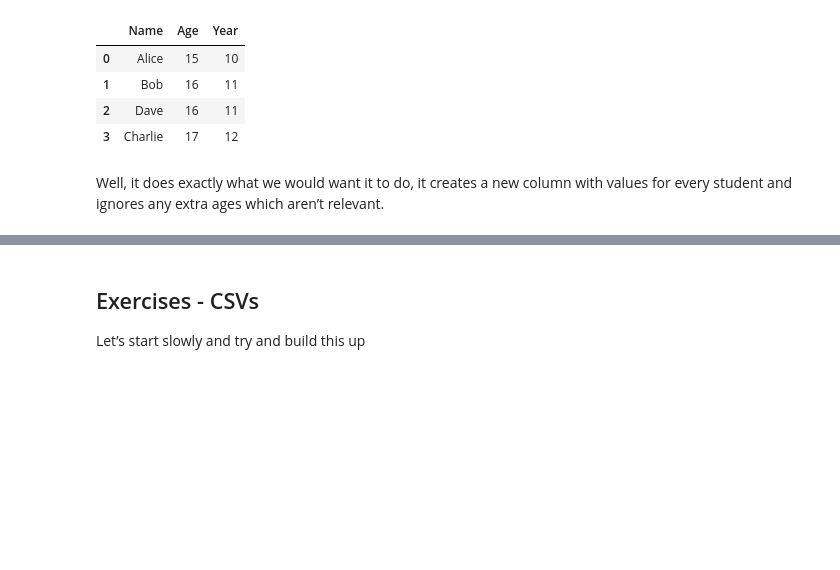
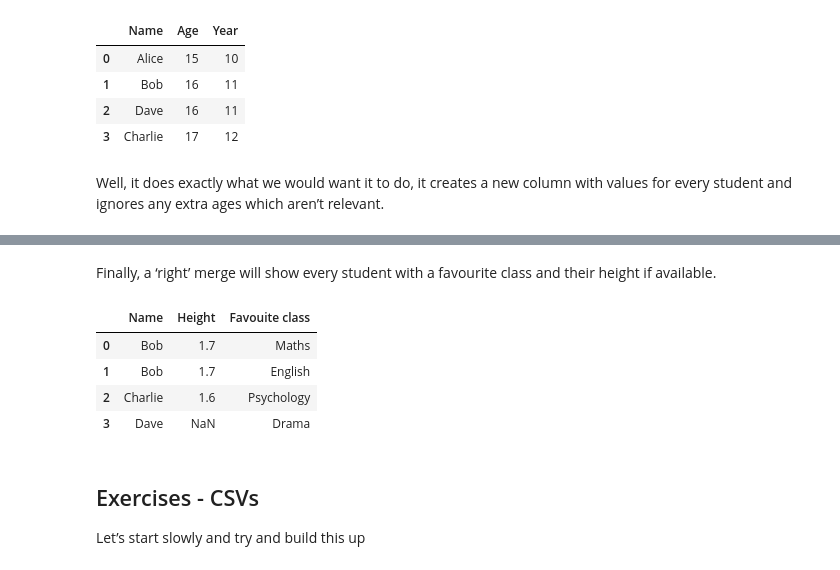
Before and after one commit to Aidan23Smith/Starting-with-Python, a Jupyter notebook: Python Basics.ipynb, the cells around one changed output, grey strips where cells are left out. Cells and saved outputs as stored; diff of their text form; code cells hidden in the pictures; blank space fills up the shorter version.

```diff
--- a/Python Basics.ipynb
+++ b/Python Basics.ipynb
@@ -1573,3 +1632,14 @@ Well, it does exactly what we would want it to do, it creates a new column with
+# %% [markdown]
+
+Finally, a ‘right’ merge will show every student with a favourite class and their height if available.
+# %%
+pd.merge(heights, favourite, how='right')
+# %% [output]
+|  | Name | Height | Favouite class |
+| 0 | Bob | 1.7 | Maths |
+| 1 | Bob | 1.7 | English |
+| 2 | Charlie | 1.6 | Psychology |
+| 3 | Dave | NaN | Drama |
 # %% [markdown]
 ## Exercises - CSVs
 
```
Also changed, not shown: parts of 10 cells of this notebook, 2 other files.
